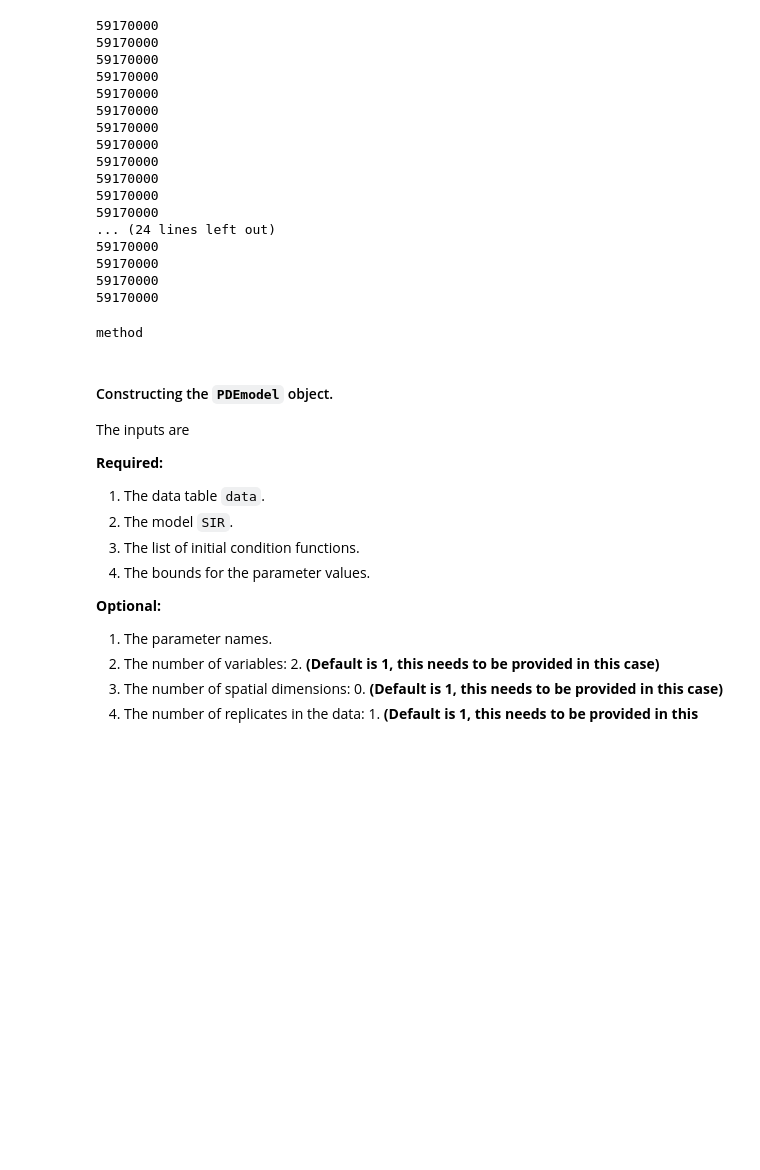
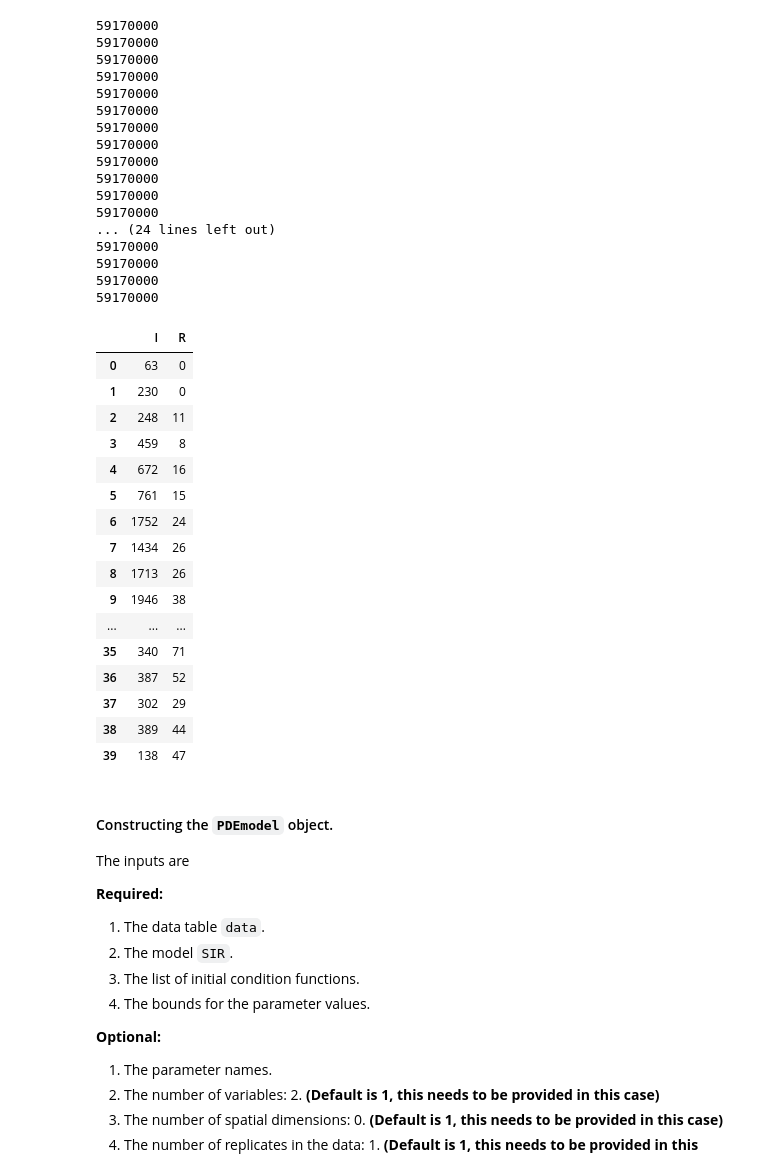
Before and after one commit to 8kta/proyecto2ML, a Jupyter notebook: Untitled.ipynb, the cells around one changed output. Cells and saved outputs as stored; diff of their text form; code cells hidden in the pictures; blank space fills up the shorter version.

```diff
--- a/Untitled.ipynb
+++ b/Untitled.ipynb
@@ -241,8 +238,26 @@ df = df.drop([26])
-# %%
-df = df.reset_index
-type(df)
-# %% [output]
-method
+# %%
+#quite la fila 26 porque habian mas de 19000 infectados ese día
+df = df.drop([26])
+#df.loc[:,'I']
+df
+# %% [output]
+|  | I | R |
+| 0 | 63 | 0 |
+| 1 | 230 | 0 |
+| 2 | 248 | 11 |
+| 3 | 459 | 8 |
+| 4 | 672 | 16 |
+| 5 | 761 | 15 |
+| 6 | 1752 | 24 |
+| 7 | 1434 | 26 |
+| 8 | 1713 | 26 |
+| 9 | 1946 | 38 |
+| ... | ... | ... |
+| 35 | 340 | 71 |
+| 36 | 387 | 52 |
+| 37 | 302 | 29 |
+| 38 | 389 | 44 |
+| 39 | 138 | 47 |
 # %% [markdown]
 #### Constructing the `PDEmodel` object.
 
```
Also changed, not shown: parts of 11 cells of this notebook.
